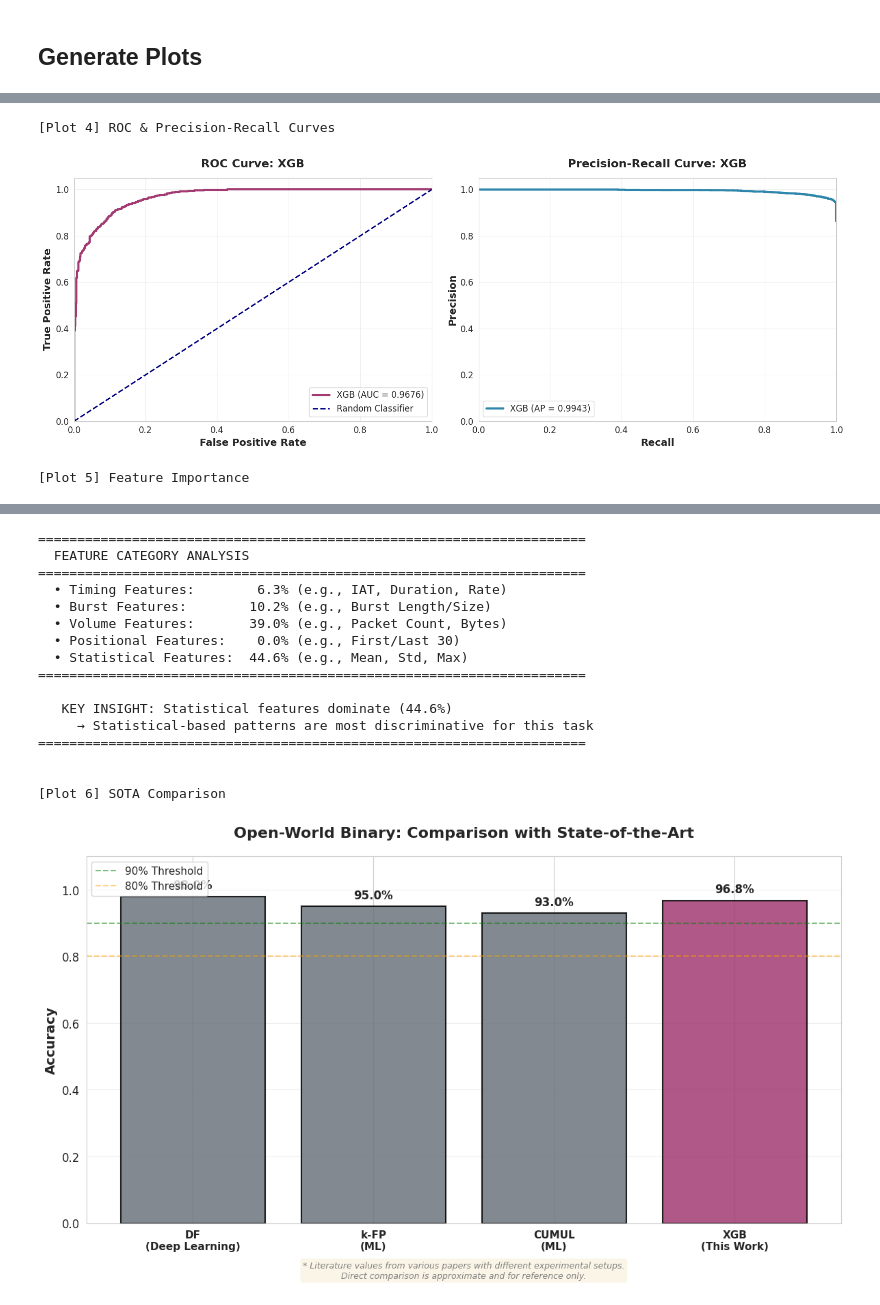
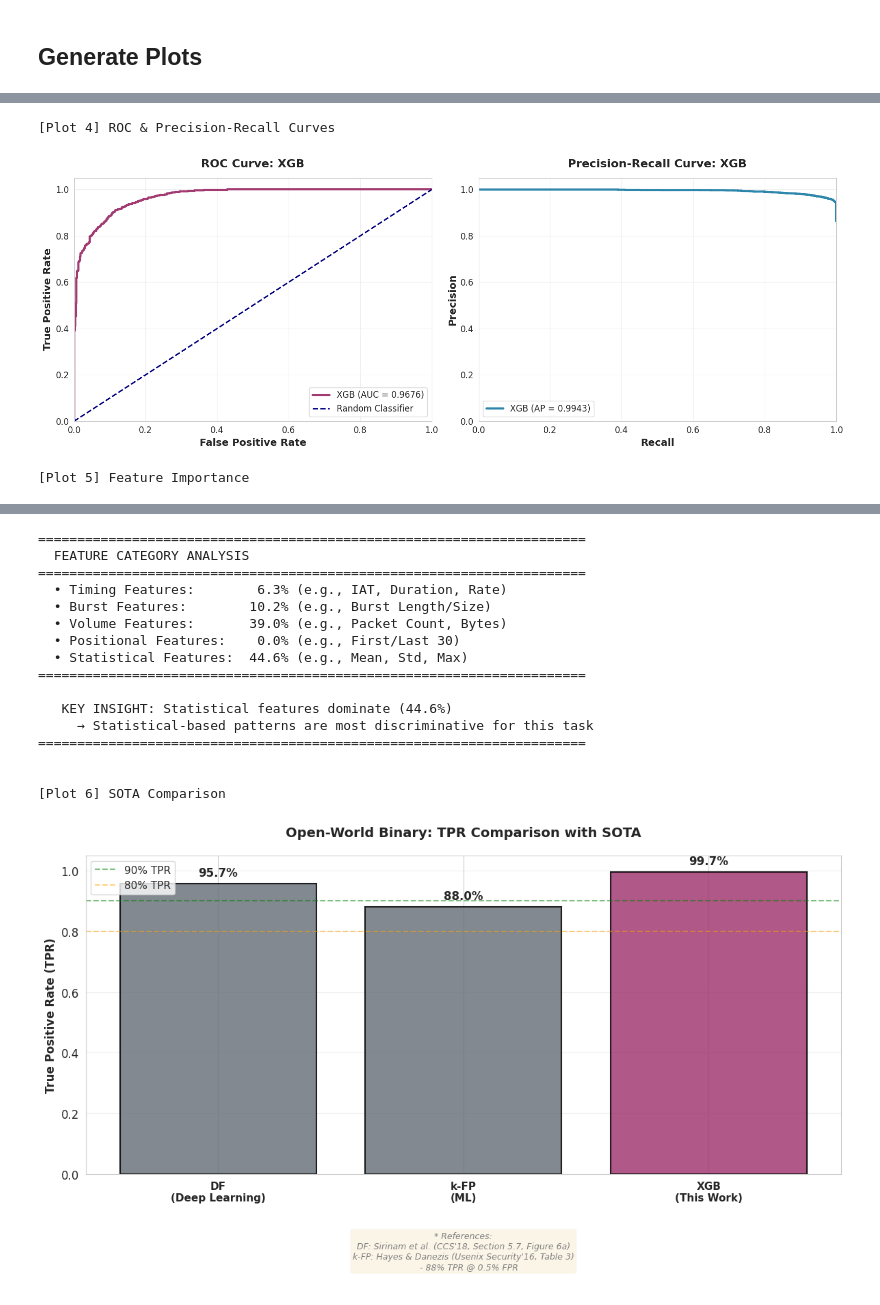
Before and after one commit to MLTor/MLTor, a Jupyter notebook: Open_binary_실행결과.ipynb, the cells around one changed output, grey strips where cells are left out. Drawn from its saved outputs; the diff is of its cells as text; code cells hidden in the pictures.

```diff
--- a/Open_binary_실행결과.ipynb
+++ b/Open_binary_실행결과.ipynb
@@ -2117,7 +2181,7 @@ elif SCENARIO == 'open_binary':
 
     # 6. SOTA Comparison
     print("\n[Plot 6] SOTA Comparison")
-    plot_sota_comparison('open_binary', FINAL_MODEL_INFO['roc_auc'], FINAL_MODEL_INFO['model'])
+    plot_sota_comparison('open_binary', FINAL_MODEL_INFO['tpr'], FINAL_MODEL_INFO['model'])
 
 
 elif SCENARIO == 'open_multi':
@@ -2181,36 +2245,36 @@ elif SCENARIO == 'open_multi':
 
     # 7. SOTA Comparison
     print("\n[Plot 7] SOTA Comparison")
-    plot_sota_comparison('open_multi', FINAL_MODEL_INFO['overall_acc'], FINAL_MODEL_INFO['model'])
+    plot_sota_comparison('open_multi', FINAL_MODEL_INFO['tpr'], FINAL_MODEL_INFO['model'])
 # %% [output]
 ================================================================================
  OPEN-WORLD BINARY VISUALIZATION
 ================================================================================
 
 [Plot 1] Binary Detection Metrics
 [figure]
 [Plot 2] Model Comparison Chart
 [figure]
 [Plot 3] Confusion Matrix
 [figure]
 [Plot 4] ROC & Precision-Recall Curves
 [figure]
 [Plot 5] Feature Importance
 [figure]
 ======================================================================
   FEATURE CATEGORY ANALYSIS
 ======================================================================
   • Timing Features:        6.3% (e.g., IAT, Duration, Rate)
   • Burst Features:        10.2% (e.g., Burst Length/Size)
   • Volume Features:       39.0% (e.g., Packet Count, Bytes)
   • Positional Features:    0.0% (e.g., First/Last 30)
   • Statistical Features:  44.6% (e.g., Mean, Std, Max)
 ======================================================================
 
    KEY INSIGHT: Statistical features dominate (44.6%)
      → Statistical-based patterns are most discriminative for this task
 ======================================================================
 
 
 [Plot 6] SOTA Comparison
-[figure, old version]
+[figure, new version]
```
Also changed, not shown: parts of 3 cells of this notebook.
